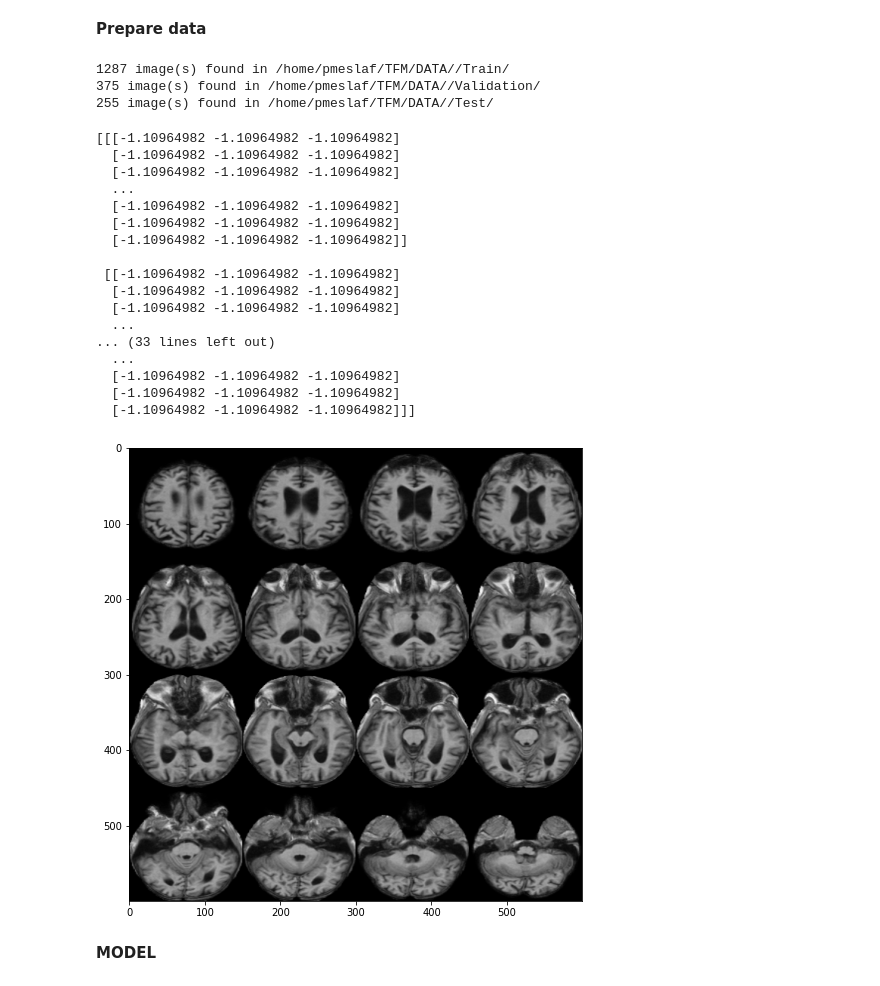
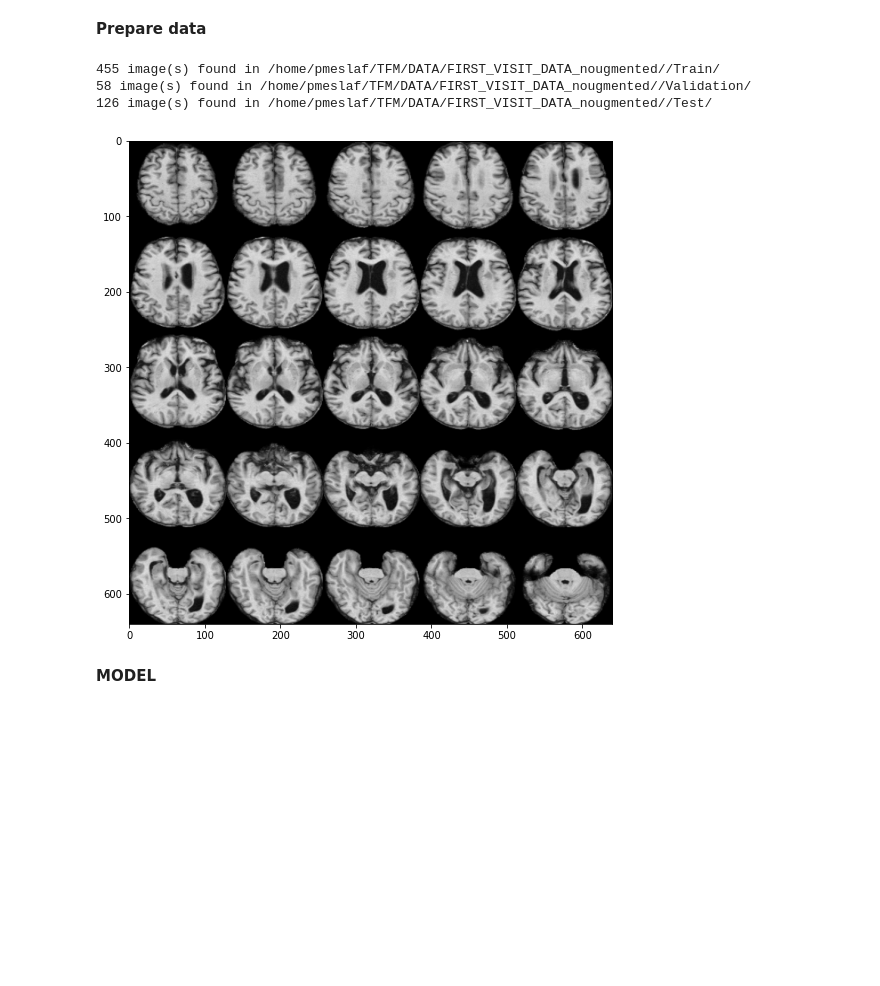
Before and after one commit to PabloMesas/TFM, a Jupyter notebook: convolutional_1 copy.ipynb, the cells around one changed output. Saved outputs shown, nothing was run; the diff lists cells and outputs as text; code cells hidden in the pictures; blank space fills up the shorter version.

Commit message:
pseudo3D con cabios y data generator. resultados

```diff
--- a/convolutional_1 copy.ipynb
+++ b/convolutional_1 copy.ipynb
@@ -53,17 +53,17 @@ import SimpleITK as sitk
 
 # project_dir = "drive/MyDrive/Colab Notebooks/TFM/DATA/"
 
-project_dir = "/home/pmeslaf/TFM/DATA/"
+project_dir = "/home/pmeslaf/TFM/DATA/FIRST_VISIT_DATA_nougmented/"
 # %%
 # physical_devices = tf.config.experimental.list_physical_devices('GPU')
 # assert len(physical_devices) > 0, "Not enough GPU hardware devices available"
 # config = tf.config.experimental.set_memory_growth(physical_devices[0], True)
 # config = tf.config.experimental.set_memory_growth(physical_devices[1], True)
 # %%
-batch_size = 5
+batch_size = 2
 epochs = 100
-shape=150
-n_slice_row = 4
+shape=128
+n_slice_row = 5
 images_shape = (shape*n_slice_row, shape*n_slice_row)
 classes = ["AD", "CN", "MCI"]
 num_classes = len(classes)
@@ -101,9 +101,9 @@ test_generator = DataGenerator2D(data_path=project_dir + '/Test/',
                                    RGB=True,
                                    shuffle=True)
 # %% [output]
-1287 image(s) found in /home/pmeslaf/TFM/DATA//Train/
-375 image(s) found in /home/pmeslaf/TFM/DATA//Validation/
-255 image(s) found in /home/pmeslaf/TFM/DATA//Test/
+455 image(s) found in /home/pmeslaf/TFM/DATA/FIRST_VISIT_DATA_nougmented//Train/
+58 image(s) found in /home/pmeslaf/TFM/DATA/FIRST_VISIT_DATA_nougmented//Validation/
+126 image(s) found in /home/pmeslaf/TFM/DATA/FIRST_VISIT_DATA_nougmented//Test/
 # %%
 # print('len ', str(training_generator.__len__()))
 # print(type(training_generator.__len__()))
@@ -122,30 +122,13 @@ test_generator = DataGenerator2D(data_path=project_dir + '/Test/',
 # %%
 px = 1/plt.rcParams['figure.dpi']
 X, y = test_generator[1]
 fig, ax1 = plt.subplots(1, 1, figsize = (images_shape[0]*px,images_shape[1]*px))
-ax1.imshow(X[1,:,:,0], cmap ='gray')
-# plt.show()
+plt.imshow(X[1,:,:,0], cmap ='gray')
+plt.show()
 
-print(X[0])
+# print(X[0])
 # %% [output]
-[[[-1.10964982 -1.10964982 -1.10964982]
-  [-1.10964982 -1.10964982 -1.10964982]
-  [-1.10964982 -1.10964982 -1.10964982]
-  ...
-  [-1.10964982 -1.10964982 -1.10964982]
-  [-1.10964982 -1.10964982 -1.10964982]
-  [-1.10964982 -1.10964982 -1.10964982]]
-
- [[-1.10964982 -1.10964982 -1.10964982]
-  [-1.10964982 -1.10964982 -1.10964982]
-  [-1.10964982 -1.10964982 -1.10964982]
-  ...
-... (33 lines left out)
-  ...
-  [-1.10964982 -1.10964982 -1.10964982]
-  [-1.10964982 -1.10964982 -1.10964982]
-  [-1.10964982 -1.10964982 -1.10964982]]]
-[figure, old version]
+[figure, new version]
 # %%
 # print(X[0,14,:,:,0])
 # print(X[10,14,:,:,0])
```
Also changed, not shown: 9 other files.
